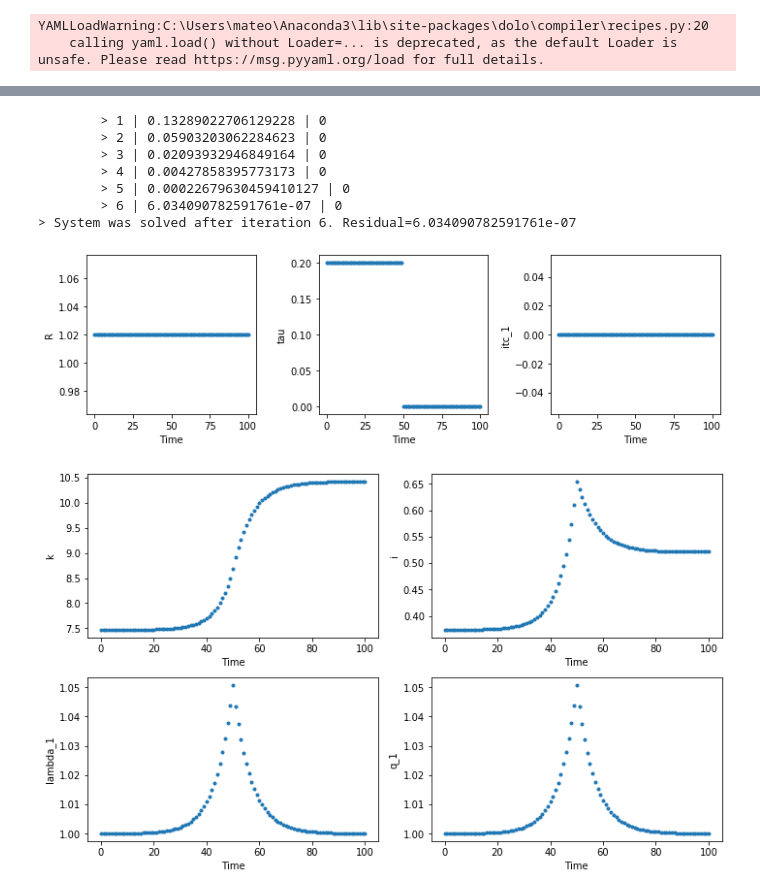
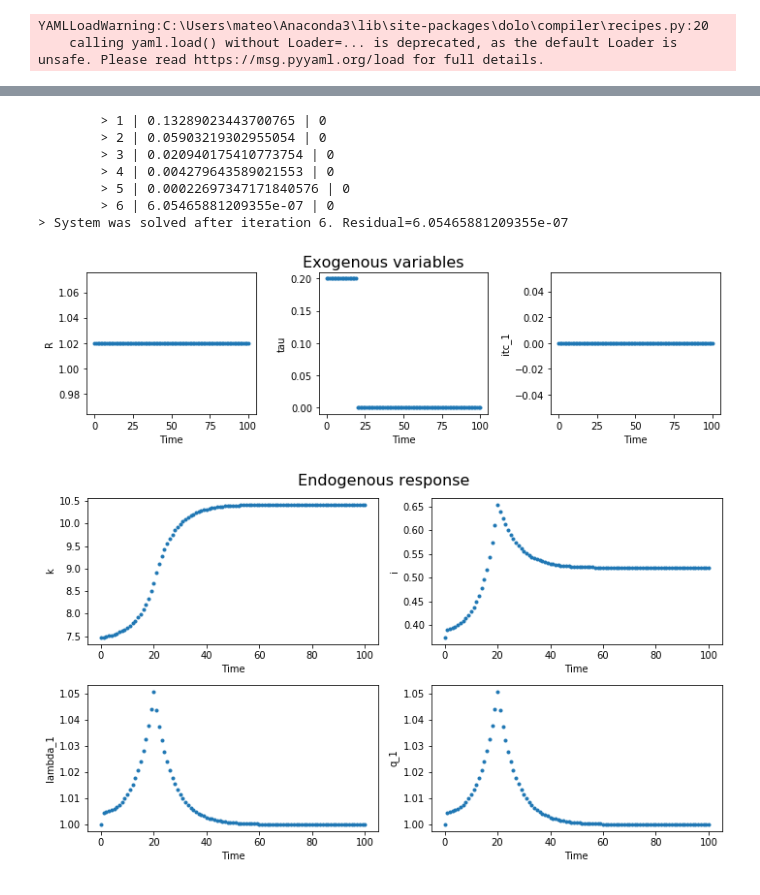
Before and after one commit to Mv77/Q_Investment, a Jupyter notebook: Dolo/Simulation.ipynb, the cells around one changed output, grey strips where cells are left out. Cells and saved outputs as stored; diff of their text form; code cells hidden in the pictures.

```diff
--- a/Dolo/Simulation.ipynb
+++ b/Dolo/Simulation.ipynb
@@ -23,7 +23,9 @@ def plotQmodel(model, exog, returnDF = False):
         ax.plot(dr[ex[i]],'.')
         ax.set_xlabel('Time')
         ax.set_ylabel(ex[i])
-    fig.tight_layout()
+    fig.tight_layout(rect=[0, 0.03, 1, 0.95])
+
+    fig.suptitle('Exogenous variables', fontsize=16)
 
     # Plot optimal response variables
     fig, axes = plt.pyplot.subplots(2,2, figsize = (10,6))
@@ -35,7 +37,9 @@ def plotQmodel(model, exog, returnDF = False):
         ax.plot(dr[opt[i]],'.')
         ax.set_xlabel('Time')
         ax.set_ylabel(opt[i])
-    fig.tight_layout()
+    fig.tight_layout(rect=[0, 0.03, 1, 0.95])
+
+    fig.suptitle('Endogenous response', fontsize=16)
 
     if returnDF:
         return(dr)
@@ -83,30 +87,30 @@ plotQmodel(model,exog)
 # %%
 # Tax rate simulation
 
 # Create empty dataframe for exog. variables
 exog = pd.DataFrame(columns = ['R','tau','itc_1'])
 
 # Generate a future tax cut dynamic
-exog.tau = np.concatenate((np.repeat(0.2,50),
-                           np.repeat(0,50)))
+exog.tau = np.concatenate((np.repeat(0.2,20),
+                           np.repeat(0,20)))
 
 # Leave R at 1.02
 exog.R = 1.02
 # Leave itc at 0
 exog.itc_1 = 0
 
 # Solve for the optimal response and plot the results
 plotQmodel(model,exog)
 # %% [output]
-        > 1 | 0.13289022706129228 | 0
-        > 2 | 0.05903203062284623 | 0
-        > 3 | 0.02093932946849164 | 0
-        > 4 | 0.00427858395773173 | 0
-        > 5 | 0.00022679630459410127 | 0
-        > 6 | 6.034090782591761e-07 | 0
-> System was solved after iteration 6. Residual=6.034090782591761e-07
+        > 1 | 0.13289023443700765 | 0
+        > 2 | 0.05903219302955054 | 0
+        > 3 | 0.020940175410773754 | 0
+        > 4 | 0.004279643589021553 | 0
+        > 5 | 0.00022697347171840576 | 0
+        > 6 | 6.05465881209355e-07 | 0
+> System was solved after iteration 6. Residual=6.05465881209355e-07
-[figure, old version]
+[figure, new version]
-[figure, old version]
+[figure, new version]
 # %%
 # ITC simulation
 
```
Also changed, not shown: parts of 2 cells of this notebook, 1 other file.
